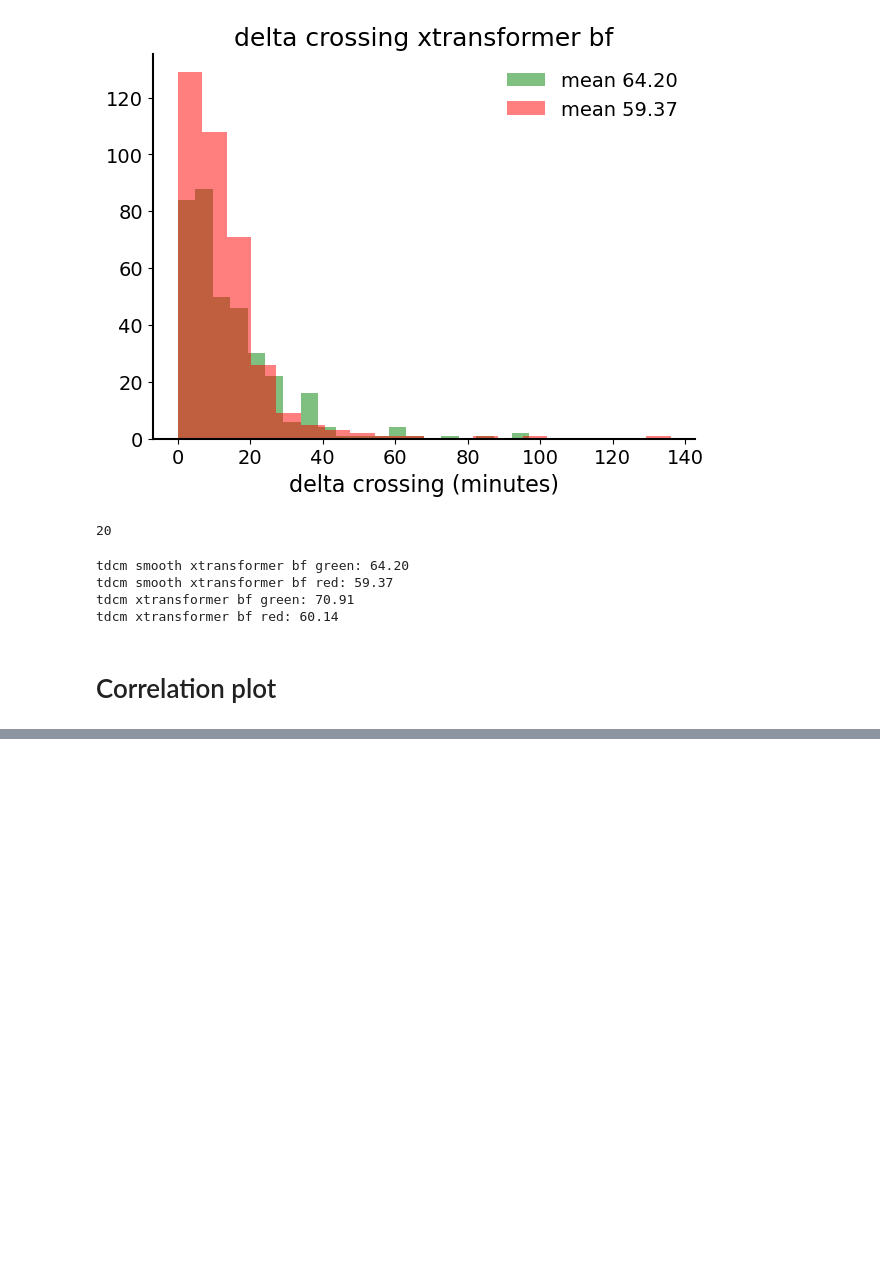
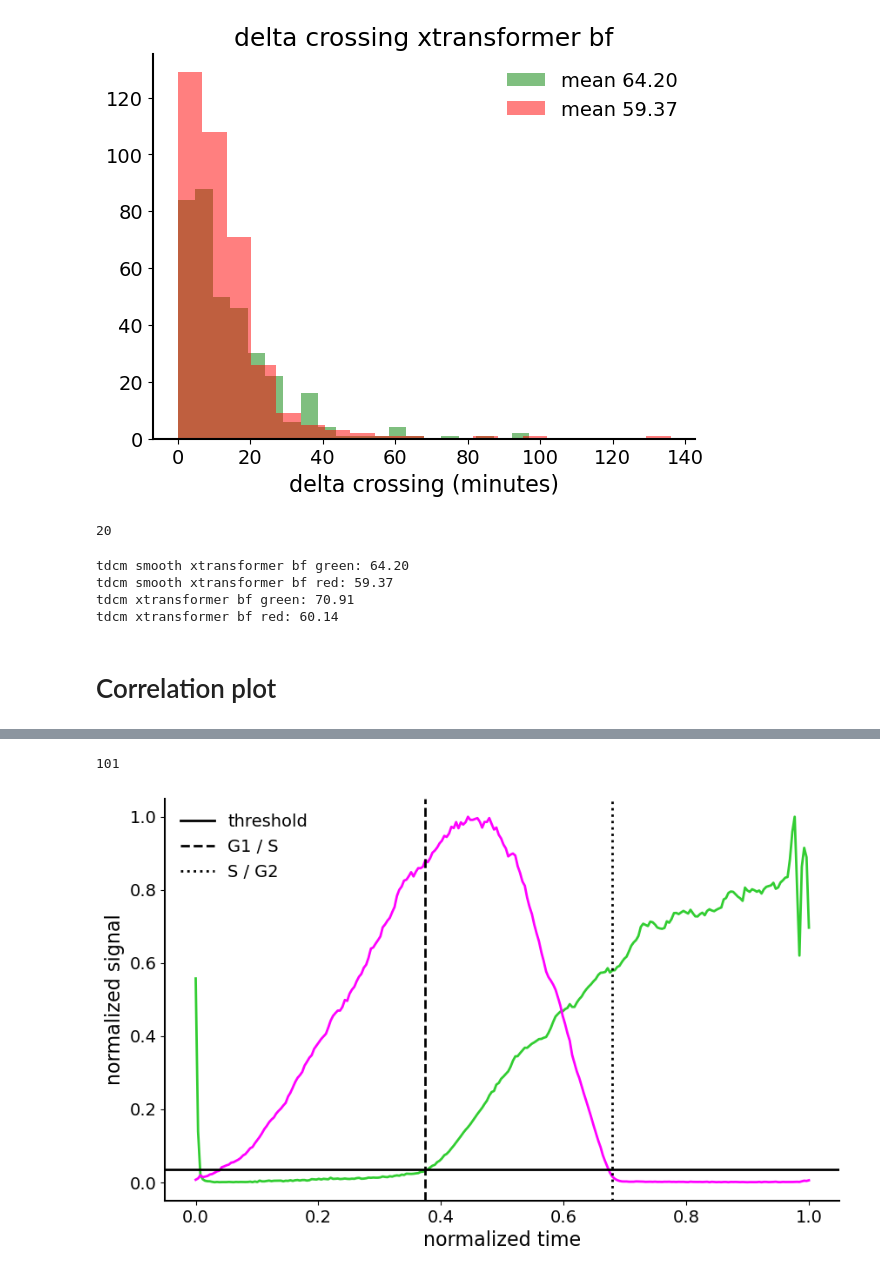
Before and after one commit to louisleger/cell-cycle, a Jupyter notebook: nb_result_analysis/find_checkpoints.ipynb, the cells around one changed output, grey strips where cells are left out. Drawn from its saved outputs; the diff is of its cells as text; code cells hidden in the pictures; blank space fills up the shorter version.

```diff
--- a/nb_result_analysis/find_checkpoints.ipynb
+++ b/nb_result_analysis/find_checkpoints.ipynb
@@ -380,5 +380,8 @@ tdcm xtransformer bf red: 60.14
 # %%
 # from helper_fn.find_checkpoints import find_checkpoints
 
+tr_green = 0.05
+tr_red = 0.05
+
 cross, cross_idx = find_crossing_points(taus, tracks)
 cross_gt, cross_idx_gt = find_crossing_points(taus, gt_tracks)
@@ -414,0 +388,35 @@ correlation between red and GT red is 0.8963780973777333
+# %%
+idx
+# 315
+# %% [output]
+101
+# %%
+# idx = np.random.randint(0, n_tracks)
+idx = 101
+tau = taus[idx]
+
+plt.figure(figsize=(10, 6))
+
+# plt.subplot(1, 2, 1)
+# plt.title(f"GT")
+fuc = inverse_log_min_max(gt_tracks[idx], eps=0.01, log_base=np.e)
+
+plt.plot(taus[idx], fuc[:, 0], color="limegreen")
+plt.plot(taus[idx], fuc[:, 1], color="magenta")
+
+# plot horizontal lines for green and red thresholds
+
+plt.xlabel("normalized time")
+plt.ylabel("normalized signal")
+
+# plot vertical lines for crossing points
+plt.axhline(tr_green, color="black", linestyle="-", label="threshold")
+plt.axvline(cross_gt[idx, 0], color="black", linestyle="--", label ="G1 / S")
+plt.axvline(cross_gt[idx, 1], color="black", linestyle="dotted", label ="S / G2")
+
+plt.legend()
+
+
+plt.savefig(f'chek_point_threshhold.png', bbox_inches='tight', dpi=500)
+# %% [output]
+[figure, added]
```
Also changed, not shown: parts of 5 cells of this notebook, 1 other file.
